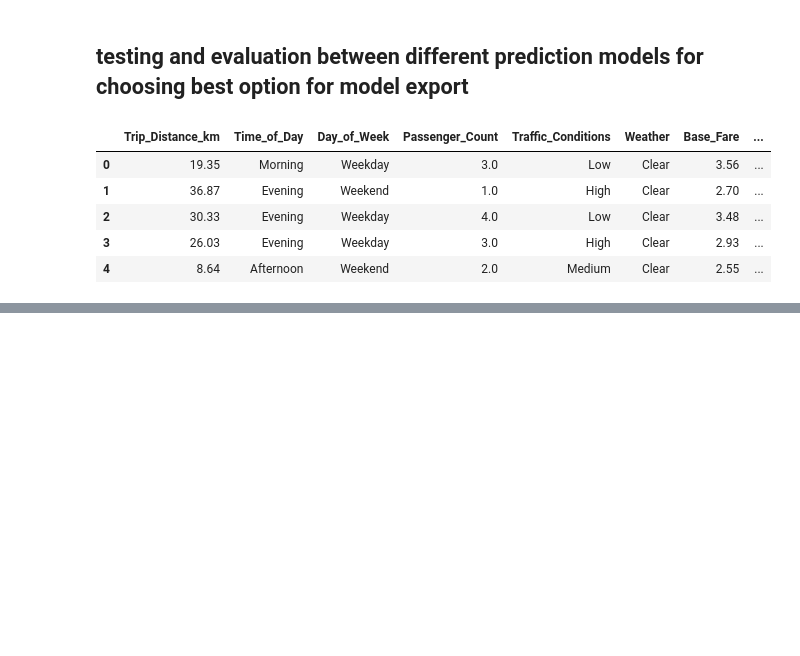
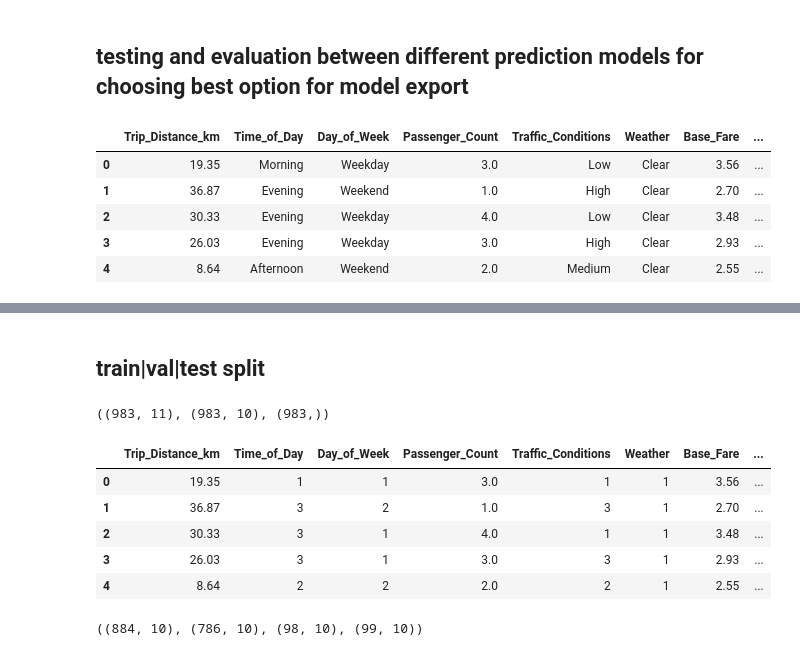
Before and after one commit to ponagr/taxi-prediction-fullstack-pontus, a Jupyter notebook: explorations/model_selection.ipynb, the cells around one changed output, grey strips where cells are left out. Drawn from its saved outputs; the diff is of its cells as text; code cells hidden in the pictures; blank space fills up the shorter version.

Commit message:
starting with model selection

```diff
--- a/explorations/model_selection.ipynb
+++ b/explorations/model_selection.ipynb
@@ -15,0 +122,24 @@ df.head()
+# %% [markdown]
+## train|val|test split
+# %%
+X, y = test_df.drop(columns="Trip_Price"), df["Trip_Price"]
+test_df.shape, X.shape, y.shape
+# %% [output]
+((983, 11), (983, 10), (983,))
+# %%
+X.head()
+# %% [output]
+|  | Trip_Distance_km | Time_of_Day | Day_of_Week | Passenger_Count | Traffic_Conditions | Weather | Base_Fare | ... |
+| 0 | 19.35 | 1 | 1 | 3.0 | 1 | 1 | 3.56 | ... |
+| 1 | 36.87 | 3 | 2 | 1.0 | 3 | 1 | 2.70 | ... |
+| 2 | 30.33 | 3 | 1 | 4.0 | 1 | 1 | 3.48 | ... |
+| 3 | 26.03 | 3 | 1 | 3.0 | 3 | 1 | 2.93 | ... |
+| 4 | 8.64 | 2 | 2 | 2.0 | 2 | 1 | 2.55 | ... |
+# %%
+from sklearn.model_selection import train_test_split
+
+X_train_full, X_test, y_train_full, y_test = train_test_split(X,y,test_size=0.1, random_state=42)
+X_train, X_val, y_train, y_val = train_test_split(X_train_full,y_train_full,test_size=0.11, random_state=42)
+X_train_full.shape, X_train.shape, X_val.shape, X_test.shape
+# %% [output]
+((884, 10), (786, 10), (98, 10), (99, 10))
```
Also changed, not shown: parts of 8 cells of this notebook, 1 other file.
